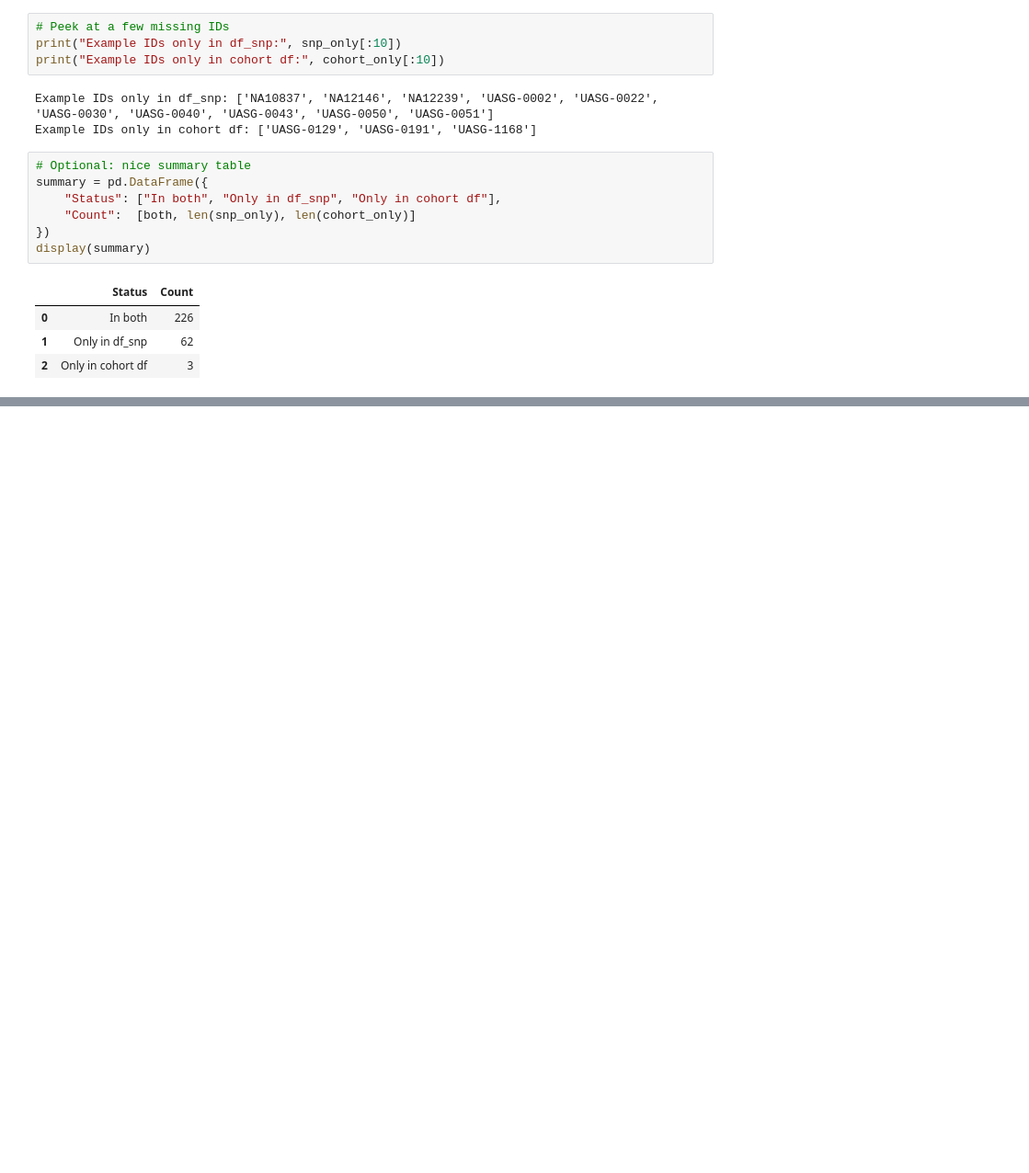
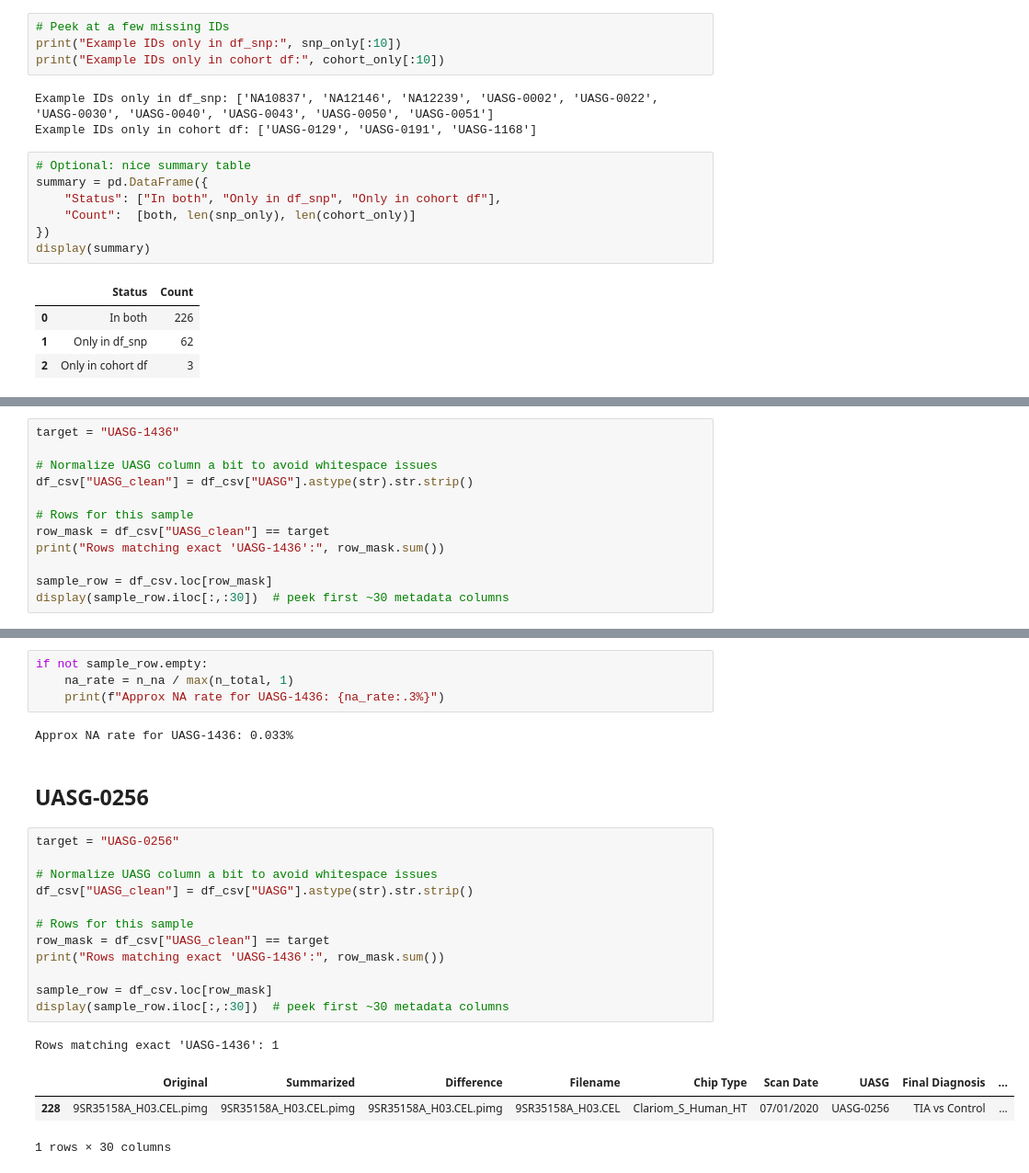
Before and after one commit to sabbasii/illumina-genotyping-pipeline, a Jupyter notebook: scripts/Explore_Temp.ipynb, the cells around one changed output, grey strips where cells are left out. Shown at 92% size. Saved outputs shown, nothing was run; the diff lists cells and outputs as text; blank space fills up the shorter version.

```diff
--- a/scripts/Explore_Temp.ipynb
+++ b/scripts/Explore_Temp.ipynb
@@ -346,0 +542,12 @@ display(summary)
+# %%
+target = "UASG-1436"
+
+# Normalize UASG column a bit to avoid whitespace issues
+df_csv["UASG_clean"] = df_csv["UASG"].astype(str).str.strip()
+
+# Rows for this sample
+row_mask = df_csv["UASG_clean"] == target
+print("Rows matching exact 'UASG-1436':", row_mask.sum())
+
+sample_row = df_csv.loc[row_mask]
+display(sample_row.iloc[:,:30])  # peek first ~30 metadata columns
@@ -346,0 +578,25 @@ display(summary)
+# %%
+if not sample_row.empty:
+    na_rate = n_na / max(n_total, 1)
+    print(f"Approx NA rate for UASG-1436: {na_rate:.3%}")
+# %% [output]
+Approx NA rate for UASG-1436: 0.033%
+# %% [markdown]
+## UASG-0256
+# %%
+target = "UASG-0256"
+
+# Normalize UASG column a bit to avoid whitespace issues
+df_csv["UASG_clean"] = df_csv["UASG"].astype(str).str.strip()
+
+# Rows for this sample
+row_mask = df_csv["UASG_clean"] == target
+print("Rows matching exact 'UASG-1436':", row_mask.sum())
+
+sample_row = df_csv.loc[row_mask]
+display(sample_row.iloc[:,:30])  # peek first ~30 metadata columns
+# %% [output]
+Rows matching exact 'UASG-1436': 1
+|  | Original | Summarized | Difference | Filename | Chip Type | Scan Date | UASG | Final Diagnosis | ... |
+| 228 | 9SR35158A_H03.CEL.pimg | 9SR35158A_H03.CEL.pimg | 9SR35158A_H03.CEL.pimg | 9SR35158A_H03.CEL | Clariom_S_Human_HT | 07/01/2020 | UASG-0256 | TIA vs Control | ... |
+1 rows × 30 columns
```
Also changed, not shown: parts of 54 cells of this notebook, 34 other files.
